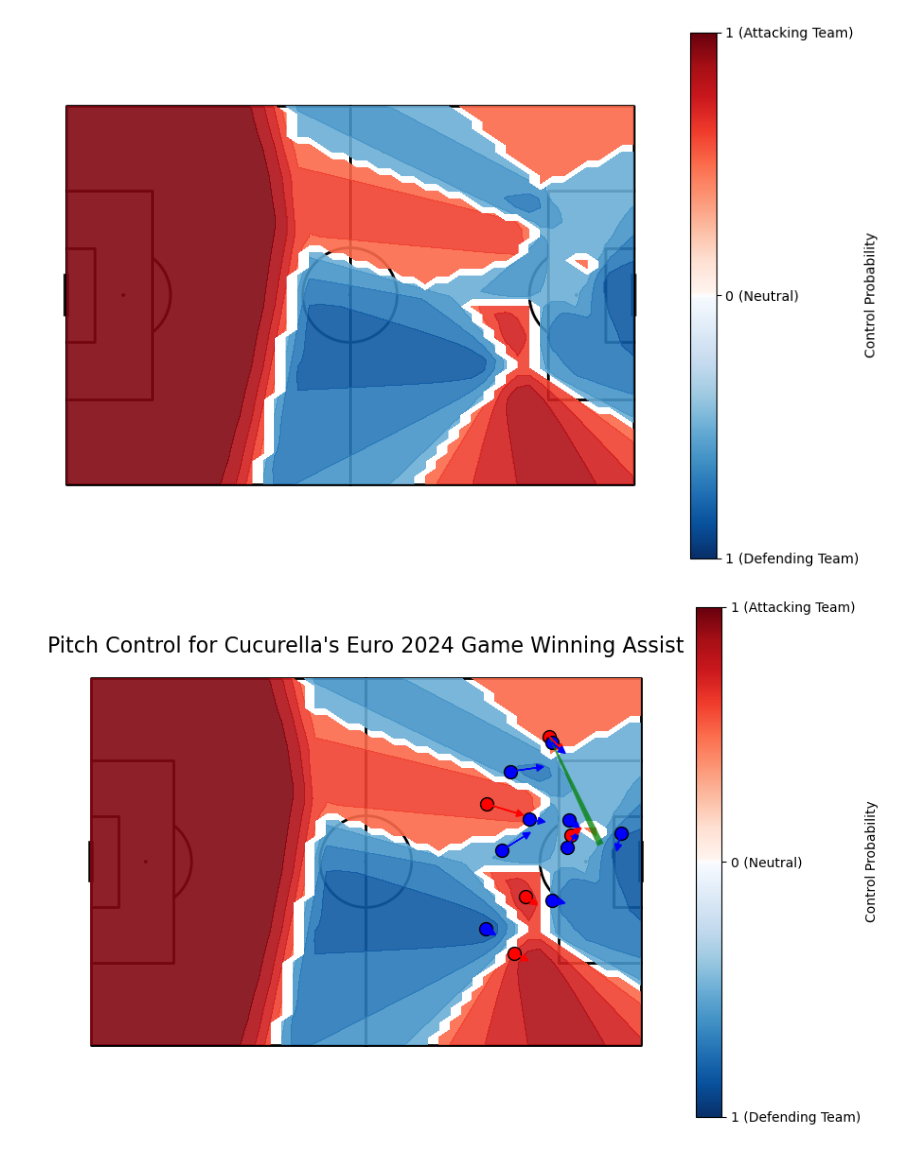
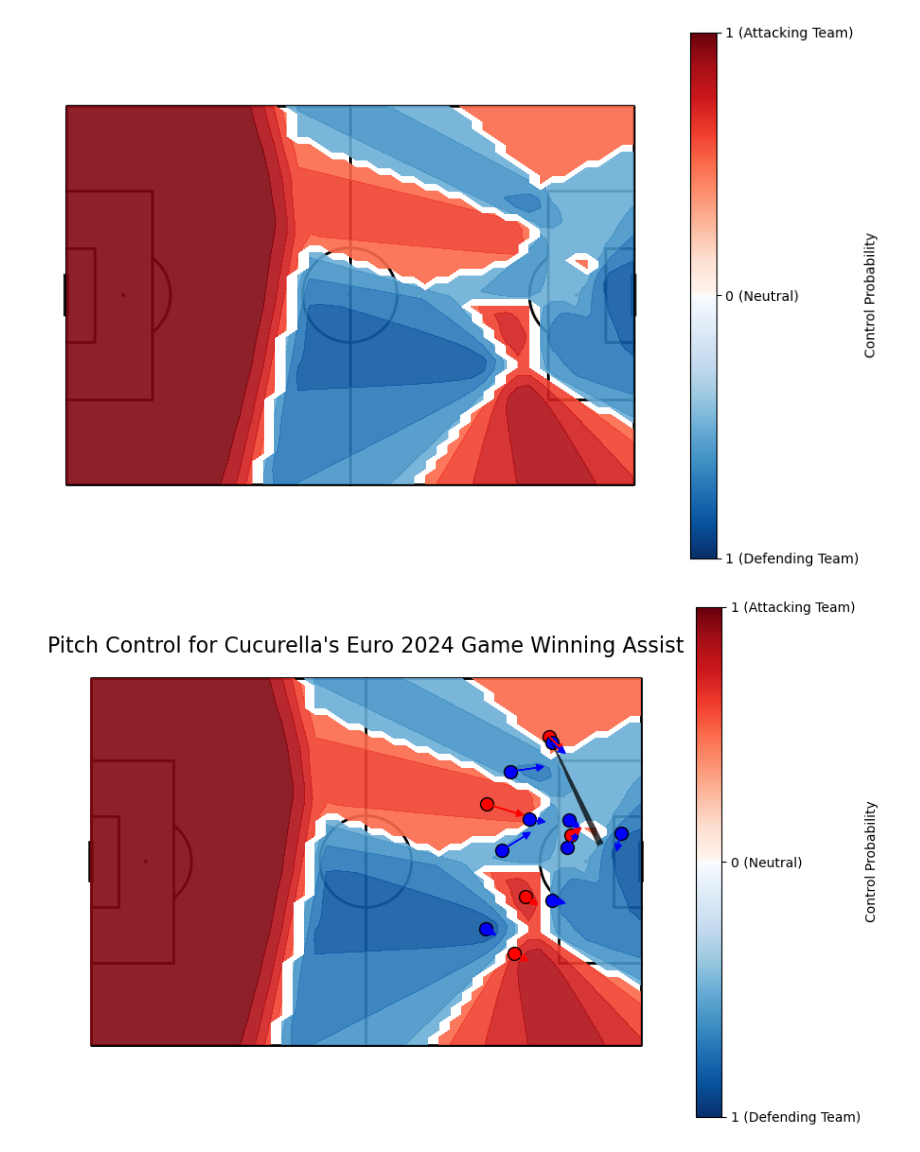
Before and after one commit to FHaddad99/360-Analysis, a Jupyter notebook: Creating a Pitch Control Model for Statsbomb Data.ipynb, the cells around one changed output. Cells and saved outputs as stored; diff of their text form; code cells hidden in the pictures.

```diff
--- a/Creating a Pitch Control Model for Statsbomb Data.ipynb
+++ b/Creating a Pitch Control Model for Statsbomb Data.ipynb
@@ -979,33 +978,32 @@ def plot_pitch_control_with_players(PPCFa, PPCFd, xgrid, ygrid, event_data, free
             ystart=event_data['y'],
             xend=event_data['end_x'],
             yend=event_data['end_y'],
             comet=True,  # Optional: comet effect to fade the trail of the pass
-            color='green',  # You can specify the color of the pass line here
+            color='black',  # You can specify the color of the pass line here
             ax=ax, zorder=5,
             alpha=0.5)  # Ensure you're using the same axis (ax) you're drawing the pitch on
 
     # Show the plot
     plt.show()
 
-# Example usage:
 # Assuming PPCFa, PPCFd, xgrid, ygrid have been generated from generate_pitch_control_for_event
 
 match_id = 3943043  # Replace with your match ID
 event_id = 3218     # Replace with your event index
 freeze_frame_data = actions_df.loc[(actions_df['match_id'] == match_id) & (actions_df['index'] == event_id), 'freeze_frame'].values[0]  # Extract freeze_frame from actions_df
 event_data = actions_df.loc[(actions_df['match_id'] == match_id) & (actions_df['index'] == event_id)].iloc[0]  # Event data from actions_df
 
 # Now call the function, assuming event_velocities is the dictionary keyed by (match_id, event_id)
 plot_pitch_control_with_players(
     PPCFa=PPCFa,
     PPCFd=PPCFd,
     xgrid=xgrid,
     ygrid=ygrid,
     event_data=event_data,
     freeze_frame_data=freeze_frame_data,
     event_velocities=event_velocities,  # Pass the event_velocities
     match_id=match_id,  # Pass the match_id
     event_id=event_id  # Pass the event_id
 )
 # %% [output]
-[figure, old version]
+[figure, new version]
```
Also changed, not shown: parts of 5 cells of this notebook.
